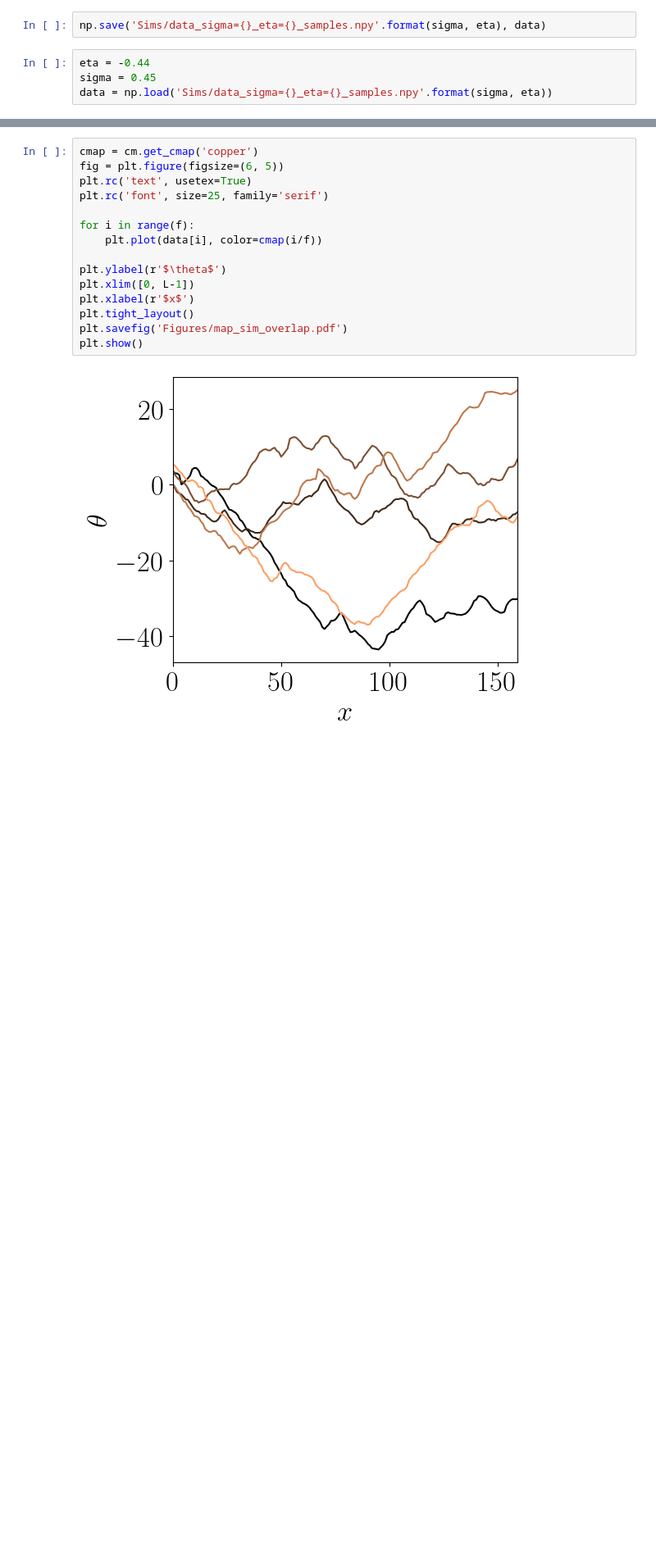
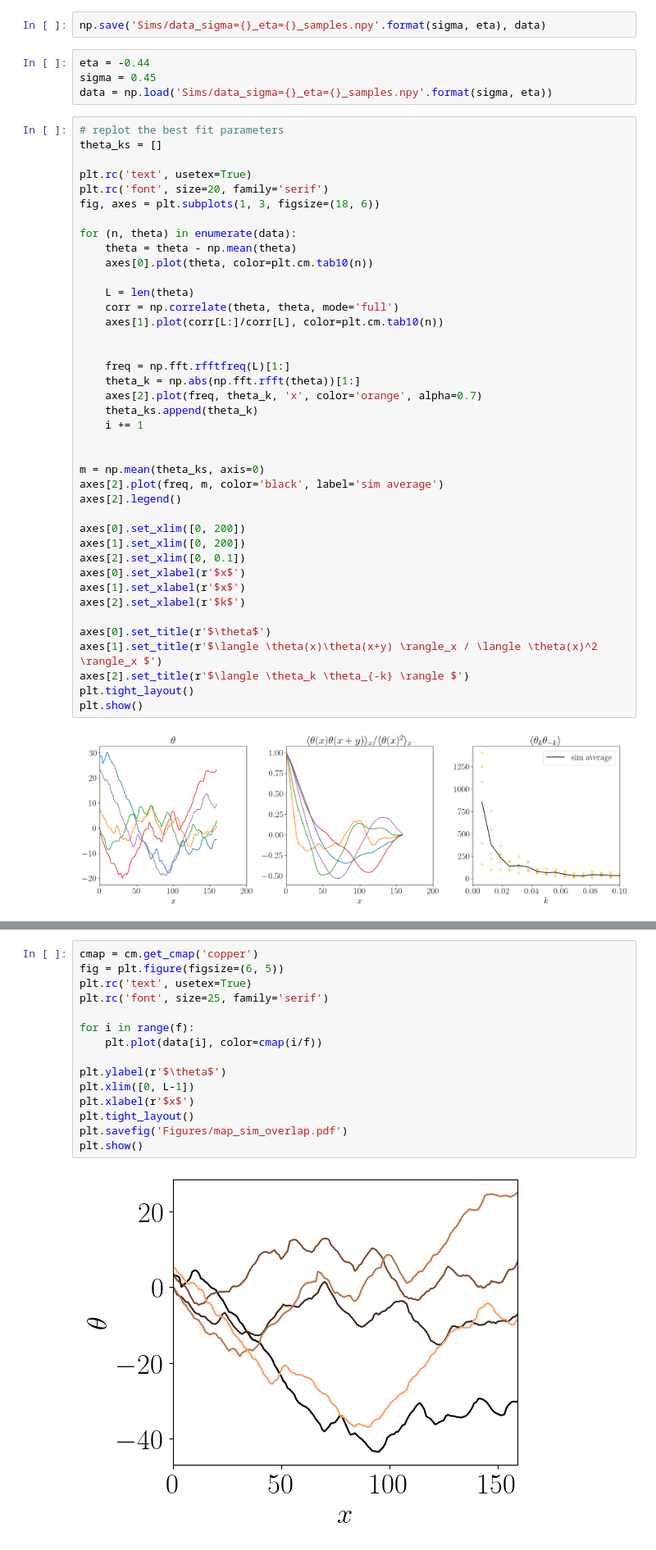
Before and after one commit to Irene-Li/kuramoto, a Jupyter notebook: Kuramoto1D_sims.ipynb, the cells around one changed output, grey strips where cells are left out. Shown at 82% size. Cells and saved outputs as stored; diff of their text form; blank space fills up the shorter version.

```diff
--- a/Kuramoto1D_sims.ipynb
+++ b/Kuramoto1D_sims.ipynb
@@ -120,6 +120,48 @@ np.save('Sims/data_sigma={}_eta={}_samples.npy'.format(sigma, eta), data)
 eta = -0.44
 sigma = 0.45
 data = np.load('Sims/data_sigma={}_eta={}_samples.npy'.format(sigma, eta))
+# %%
+# replot the best fit parameters
+theta_ks = []
+
+plt.rc('text', usetex=True)
+plt.rc('font', size=20, family='serif')
+fig, axes = plt.subplots(1, 3, figsize=(18, 6))
+
+for (n, theta) in enumerate(data):
+    theta = theta - np.mean(theta)
+    axes[0].plot(theta, color=plt.cm.tab10(n))
+
+    L = len(theta)
+    corr = np.correlate(theta, theta, mode='full')
+    axes[1].plot(corr[L:]/corr[L], color=plt.cm.tab10(n))
+
+
+    freq = np.fft.rfftfreq(L)[1:]
+    theta_k = np.abs(np.fft.rfft(theta))[1:]
+    axes[2].plot(freq, theta_k, 'x', color='orange', alpha=0.7)
+    theta_ks.append(theta_k)
+    i += 1
+
+
+m = np.mean(theta_ks, axis=0)
+axes[2].plot(freq, m, color='black', label='sim average')
+axes[2].legend()
+
+axes[0].set_xlim([0, 200])
+axes[1].set_xlim([0, 200])
+axes[2].set_xlim([0, 0.1])
+axes[0].set_xlabel(r'$x$')
+axes[1].set_xlabel(r'$x$')
+axes[2].set_xlabel(r'$k$')
+
+axes[0].set_title(r'$\theta$')
+axes[1].set_title(r'$\langle \theta(x)\theta(x+y) \rangle_x / \langle \theta(x)^2 \rangle_x $')
+axes[2].set_title(r'$\langle \theta_k \theta_{-k} \rangle $')
+plt.tight_layout()
+plt.show()
+# %% [output]
+[figure, added]
 # %%
 f = 5
 L = 160
```
Also changed, not shown: parts of 1 cell of this notebook, 21 other files.
